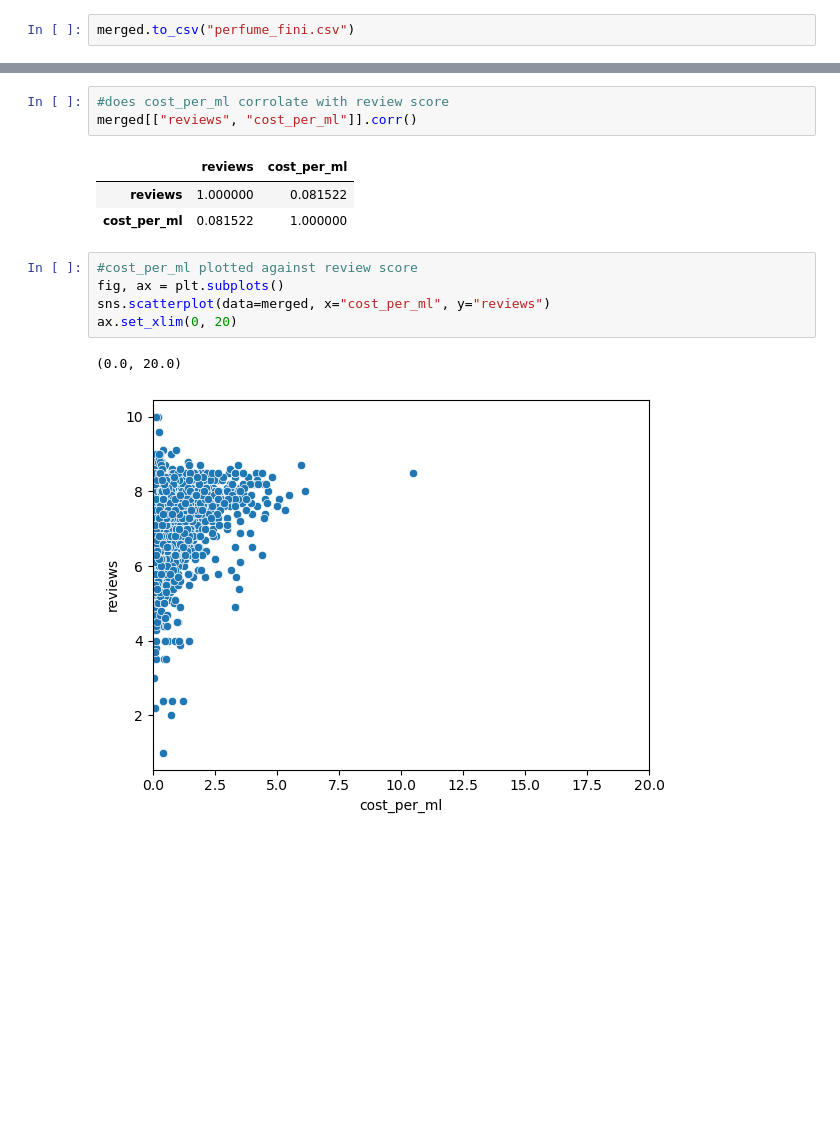
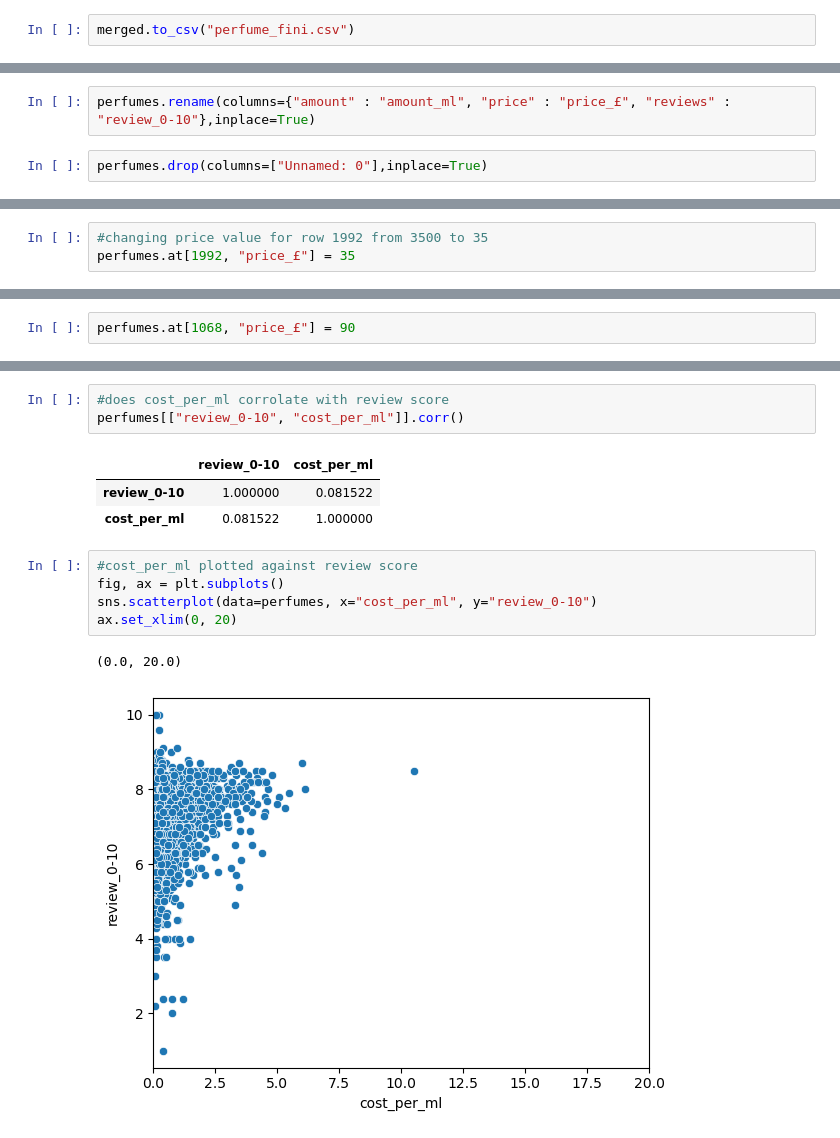
Before and after one commit to BrendanBirdfield/Perfume-Review-Price-Analysis, a Jupyter notebook: perfume_price_review.ipynb, the cells around one changed output, grey strips where cells are left out. Saved outputs shown, nothing was run; the diff lists cells and outputs as text; blank space fills up the shorter version.

```diff
--- a/perfume_price_review.ipynb
+++ b/perfume_price_review.ipynb
@@ -665,0 +684,4 @@ merged.to_csv("perfume_fini.csv")
+# %%
+perfumes.rename(columns={"amount" : "amount_ml", "price" : "price_£", "reviews" : "review_0-10"},inplace=True)
+# %%
+perfumes.drop(columns=["Unnamed: 0"],inplace=True)
@@ -665,0 +726,3 @@ merged.to_csv("perfume_fini.csv")
+# %%
+#changing price value for row 1992 from 3500 to 35
+perfumes.at[1992, "price_£"] = 35
@@ -665,0 +752,2 @@ merged.to_csv("perfume_fini.csv")
+# %%
+perfumes.at[1068, "price_£"] = 90
@@ -711,15 +835,15 @@ merged[merged["price"] <= 50].sort_values("reviews", ascending=False).head(10)
 # %%
 #does cost_per_ml corrolate with review score
-merged[["reviews", "cost_per_ml"]].corr()
+perfumes[["review_0-10", "cost_per_ml"]].corr()
 # %% [output]
-|  | reviews | cost_per_ml |
-| reviews | 1.000000 | 0.081522 |
+|  | review_0-10 | cost_per_ml |
+| review_0-10 | 1.000000 | 0.081522 |
 | cost_per_ml | 0.081522 | 1.000000 |
 # %%
 #cost_per_ml plotted against review score
 fig, ax = plt.subplots()
-sns.scatterplot(data=merged, x="cost_per_ml", y="reviews")
+sns.scatterplot(data=perfumes, x="cost_per_ml", y="review_0-10")
 ax.set_xlim(0, 20)
 # %% [output]
 (0.0, 20.0)
-[figure, old version]
+[figure, new version]
```
Also changed, not shown: parts of 21 cells of this notebook, 1 other file.
